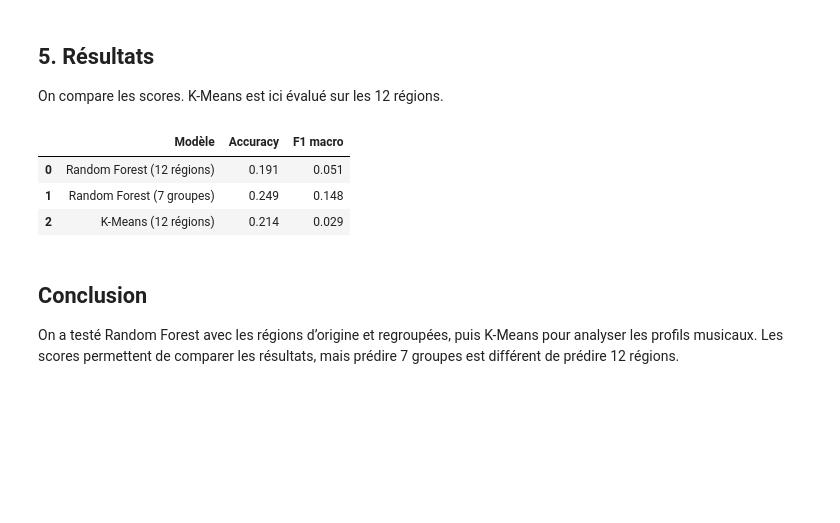
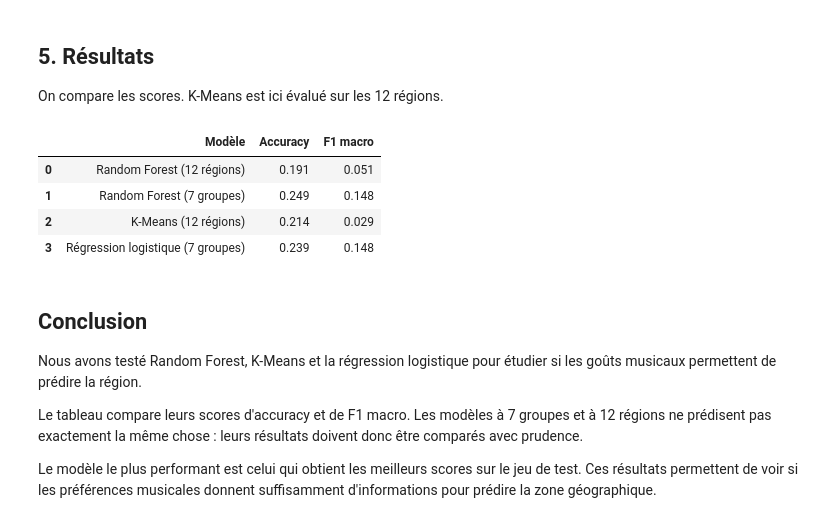
Before and after one commit to felipemarzin-oss/data-science-project, a Jupyter notebook: notebooks/trainning_eval.ipynb, the cells around one changed output. Cells and saved outputs as stored; diff of their text form; code cells hidden in the pictures; blank space fills up the shorter version.

```diff
--- a/notebooks/trainning_eval.ipynb
+++ b/notebooks/trainning_eval.ipynb
@@ -268,0 +281,10 @@ F1 macro K-Means : 0.029
+# %%
+modele_logistique = LogisticRegression(max_iter=1000)
+modele_logistique.fit(X_train_g, y_train_g)
+predictions_logistique = modele_logistique.predict(X_test_g)
+
+accuracy_logistique = accuracy_score(y_test_g, predictions_logistique)
+f1_logistique = f1_score(y_test_g, predictions_logistique, average="macro", zero_division=0)
+
+print("Accuracy régression logistique :", round(accuracy_logistique, 3))
+print("F1 macro régression logistique :", round(f1_logistique, 3))
@@ -272,17 +308,22 @@ F1 macro K-Means : 0.029
 On compare les scores. K-Means est ici évalué sur les 12 régions.
 # %%
 resultats = pd.DataFrame({
-    "Modèle": ["Random Forest (12 régions)", "Random Forest (7 groupes)", "K-Means (12 régions)"],
-    "Accuracy": [accuracy_12, accuracy_7, accuracy_kmeans],
-    "F1 macro": [f1_12, f1_7, f1_kmeans]
+    "Modèle": ["Random Forest (12 régions)", "Random Forest (7 groupes)", "K-Means (12 régions)", "Régression logistique (7 groupes)"],
+    "Accuracy": [accuracy_12, accuracy_7, accuracy_kmeans, accuracy_logistique],
+    "F1 macro": [f1_12, f1_7, f1_kmeans, f1_logistique]
 })
 display(resultats.round(3))
 # %% [output]
 |  | Modèle | Accuracy | F1 macro |
 | 0 | Random Forest (12 régions) | 0.191 | 0.051 |
 | 1 | Random Forest (7 groupes) | 0.249 | 0.148 |
 | 2 | K-Means (12 régions) | 0.214 | 0.029 |
+| 3 | Régression logistique (7 groupes) | 0.239 | 0.148 |
 # %% [markdown]
 ## Conclusion
 
-On a testé Random Forest avec les régions d’origine et regroupées, puis K-Means pour analyser les profils musicaux. Les scores permettent de comparer les résultats, mais prédire 7 groupes est différent de prédire 12 régions.
+Nous avons testé Random Forest, K-Means et la régression logistique pour étudier si les goûts musicaux permettent de prédire la région.
+
+Le tableau compare leurs scores d'accuracy et de F1 macro. Les modèles à 7 groupes et à 12 régions ne prédisent pas exactement la même chose : leurs résultats doivent donc être comparés avec prudence.
+
+Le modèle le plus performant est celui qui obtient les meilleurs scores sur le jeu de test. Ces résultats permettent de voir si les préférences musicales donnent suffisamment d'informations pour prédire la zone géographique.
```
Also changed, not shown: parts of 18 cells of this notebook, 4 other files.
